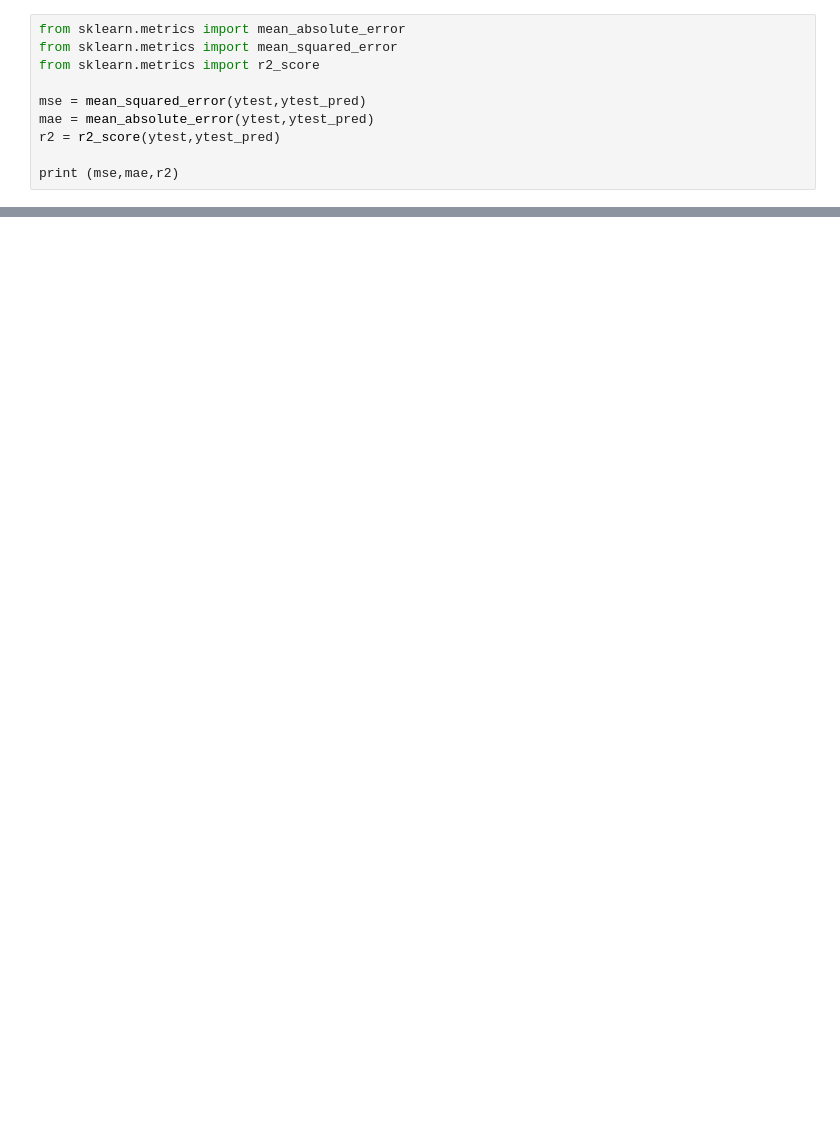
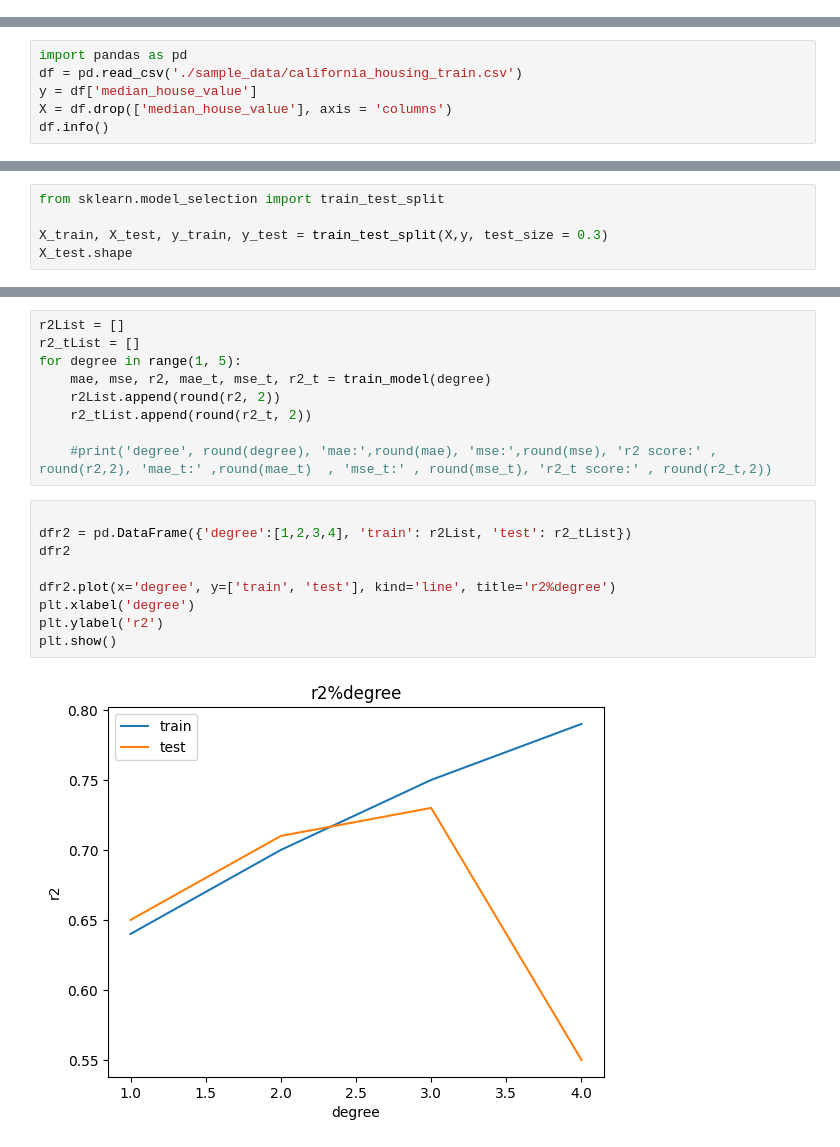
Before and after one commit to myothida/SML_Teaching, a Jupyter notebook: CMU_Sem01_2023/CNX_Condo.ipynb, the cells around one changed output, grey strips where cells are left out. Cells and saved outputs as stored; diff of their text form; blank space fills up the shorter version.

```diff
--- a/CMU_Sem01_2023/CNX_Condo.ipynb
+++ b/CMU_Sem01_2023/CNX_Condo.ipynb
@@ -36,10 +0,0 @@ ytest_pred = loaded_model.predict(X_poly_loaded)
-# %%
-from sklearn.metrics import mean_absolute_error
-from sklearn.metrics import mean_squared_error
-from sklearn.metrics import r2_score
-
-mse = mean_squared_error(ytest,ytest_pred)
-mae = mean_absolute_error(ytest,ytest_pred)
-r2 = r2_score(ytest,ytest_pred)
-
-print (mse,mae,r2)
@@ -49,0 +1,6 @@ print (mse,mae,r2)
+# %%
+import pandas as pd
+df = pd.read_csv('./sample_data/california_housing_train.csv')
+y = df['median_house_value']
+X = df.drop(['median_house_value'], axis = 'columns')
+df.info()
@@ -49,0 +24,5 @@ print (mse,mae,r2)
+# %%
+from sklearn.model_selection import train_test_split
+
+X_train, X_test, y_train, y_test = train_test_split(X,y, test_size = 0.3)
+X_test.shape
@@ -49,0 +66,20 @@ print (mse,mae,r2)
+# %%
+r2List = []
+r2_tList = []
+for degree in range(1, 5):
+    mae, mse, r2, mae_t, mse_t, r2_t = train_model(degree)
+    r2List.append(round(r2, 2))
+    r2_tList.append(round(r2_t, 2))
+
+    #print('degree', round(degree), 'mae:',round(mae), 'mse:',round(mse), 'r2 score:' , round(r2,2), 'mae_t:' ,round(mae_t)  , 'mse_t:' , round(mse_t), 'r2_t score:' , round(r2_t,2))
+# %%
+
+dfr2 = pd.DataFrame({'degree':[1,2,3,4], 'train': r2List, 'test': r2_tList})
+dfr2
+
+dfr2.plot(x='degree', y=['train', 'test'], kind='line', title='r2%degree')
+plt.xlabel('degree')
+plt.ylabel('r2')
+plt.show()
+# %% [output]
+[figure, added]
```
Also changed, not shown: parts of 10 cells of this notebook.
